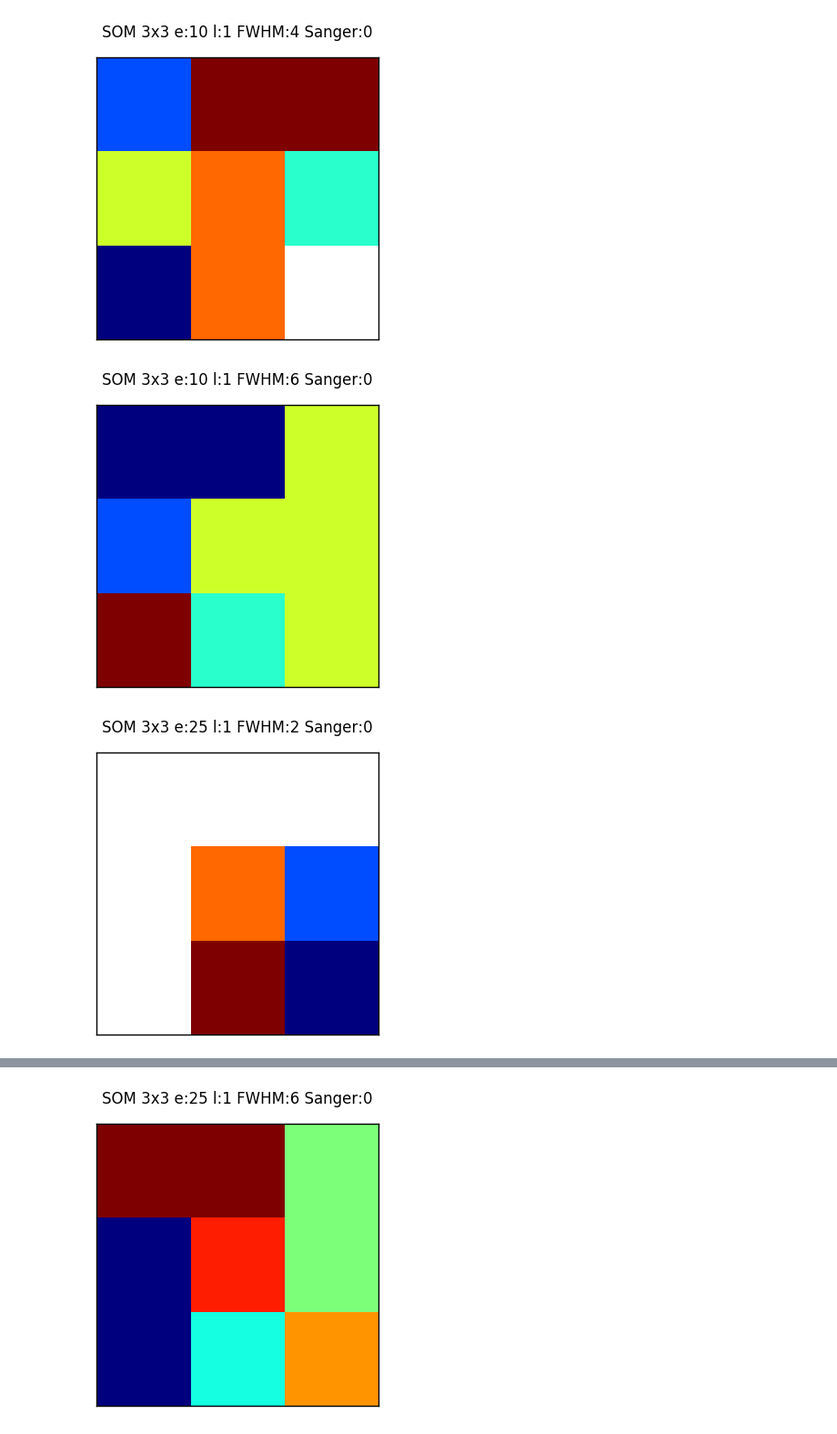
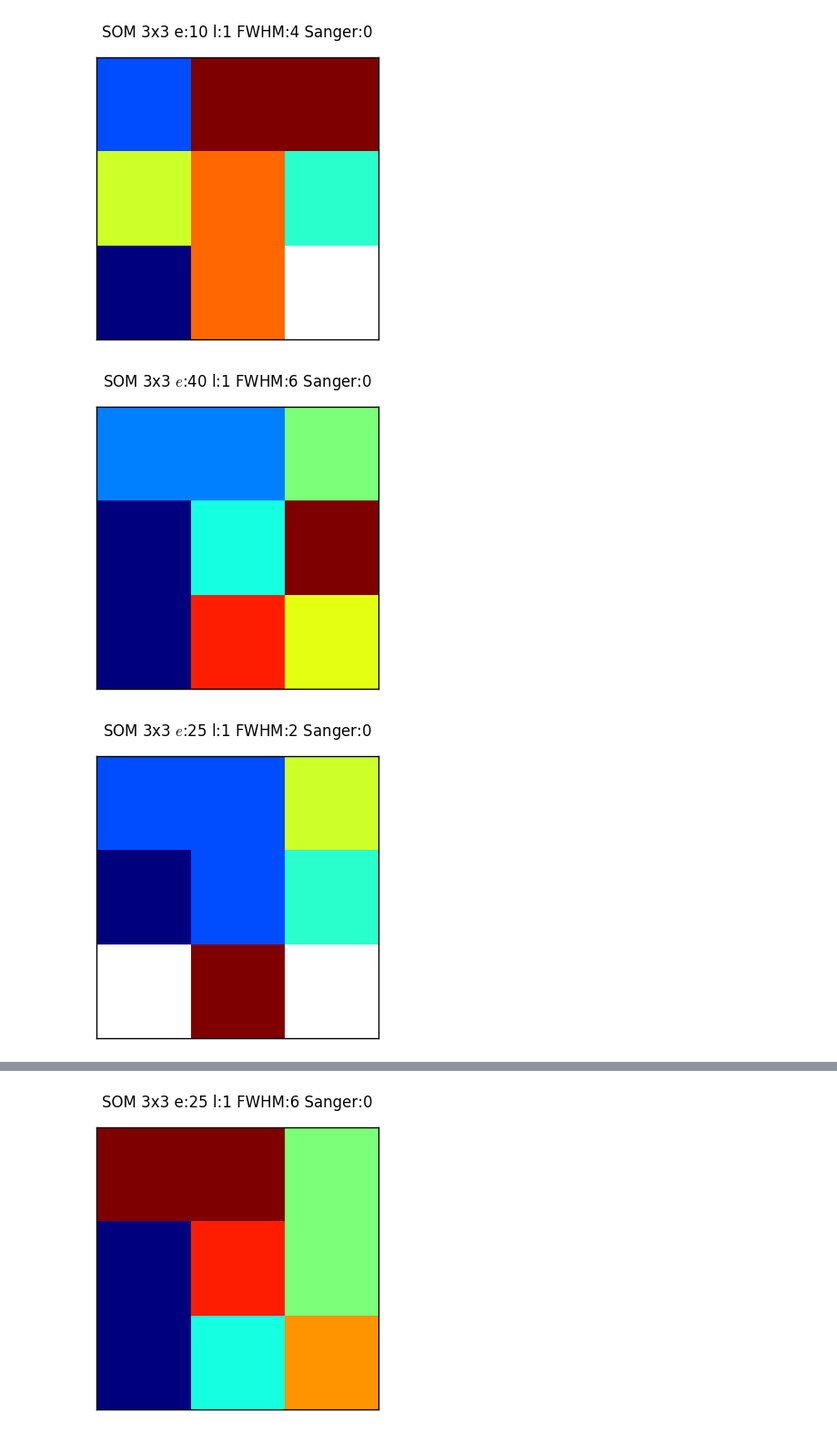
Before and after one commit to matiasbattocchia/redes-neuronales, a Jupyter notebook: tp2/TP 2.ipynb, the cells around one changed output, grey strips where cells are left out. Shown at 91% size. Saved outputs shown, nothing was run; the diff lists cells and outputs as text; code cells hidden in the pictures.

```diff
--- a/tp2/TP 2.ipynb
+++ b/tp2/TP 2.ipynb
@@ -236,6 +236,7 @@ class SOM(BaseEstimator):
         L = lambda l0, t, T: l0 * (T-t) / T
         # función de proximidad
         O = lambda n1, n2, R, t, T: np.exp(-np.linalg.norm(n1 - n2)**2 / (2 * L(R,t,T)**2))
+        O = lambda n1, n2, R, t, T: np.exp(-np.linalg.norm(n1 - n2)**2 / (2 * R**2))
 
         # asegurarse de que 'y' sea 2D
         if y.ndim == 1:
@@ -354,7 +355,7 @@ def experimento(save='/home/matias/redes-neuronales/tp2/som/', sanger=0, plot=pl
     vars = (som.lado, som.lado, som.épocas, som.factor_aprendizaje, som.fwhm_inicial, sanger.salidas)
 
     if plot == plot_som:
-        plt.title( 'SOM {}x{} e:{} l:{} FWHM:{} Sanger:{}'.format(*vars) );
+        plt.title( 'SOM {}x{} $e$:{} l:{} FWHM:{} Sanger:{}'.format(*vars) );
     else:
         plt.suptitle( 'SOM {}x{} e:{} l:{} FWHM:{} Sanger:{}'.format(*vars) )
 
@@ -372,13 +373,13 @@ experimento(factor_aprendizaje=1, épocas=10, lado=3, fwhm_inicial=4)
 # %% [output]
 [figure]
 # %%
-experimento(factor_aprendizaje=1, épocas=10, lado=3, fwhm_inicial=6)
+experimento(factor_aprendizaje=1, épocas=40, lado=3, fwhm_inicial=6, save=None)
 # %% [output]
-[figure, old version]
+[figure, new version]
 # %%
 experimento(factor_aprendizaje=1, épocas=25, lado=3, fwhm_inicial=2)
 # %% [output]
-[figure, old version]
+[figure, new version]
 # %%
 experimento(factor_aprendizaje=1, épocas=25, lado=3, fwhm_inicial=4)
 # %% [output]
```
Also changed, not shown: parts of 3 cells of this notebook.
